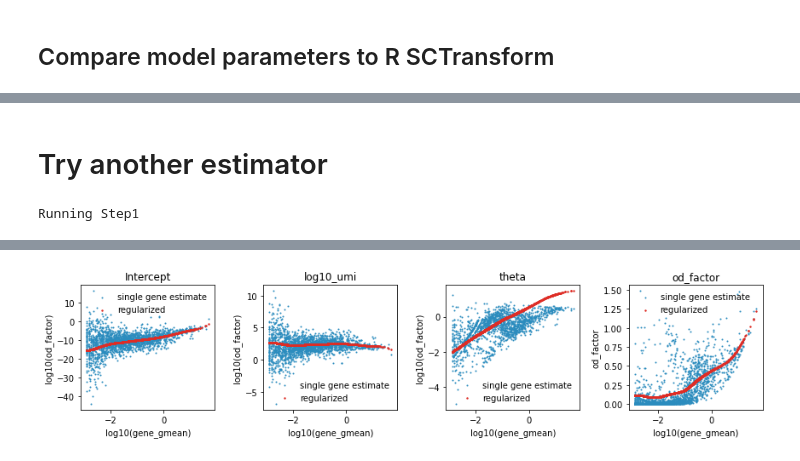
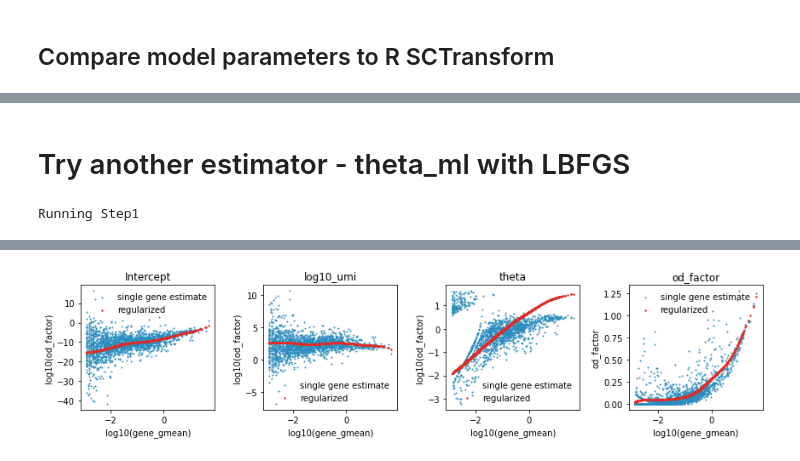
Before and after one commit to saketkc/pySCTransform, a Jupyter notebook: notebooks/demo.ipynb, the cells around one changed output, grey strips where cells are left out. Saved outputs shown, nothing was run; the diff lists cells and outputs as text; code cells hidden in the pictures.

Commit message:
Add alternate estimators

```diff
--- a/notebooks/demo.ipynb
+++ b/notebooks/demo.ipynb
@@ -90,12 +90,12 @@ time: 565 ms (started: 2021-02-26 01:37:26 -05:00)
 # %% [markdown]
-# Try another estimator
+# Try another estimator - theta_ml with LBFGS
 # %%
 # Input is gene x cell
 vst_out_3k = vst(
     pbmc3k.X.T,
     gene_names=pbmc3k.var_names.tolist(),
     cell_names=pbmc3k.obs_names.tolist(),
-    fit_type="alpha_lbfgs",
+    fit_type="theta_lbfgs",
 )
 _ = plot_fit(vst_out_3k)
 # %% [output]
@@ -106,3 +106,3 @@ Step2 done. Took 6.0 seconds.
 Running Step3
 Step3 done. Took 2.0 seconds.
-[figure, old version]
+[figure, new version]
```
Also changed, not shown: parts of 16 cells of this notebook, 3 other files.
